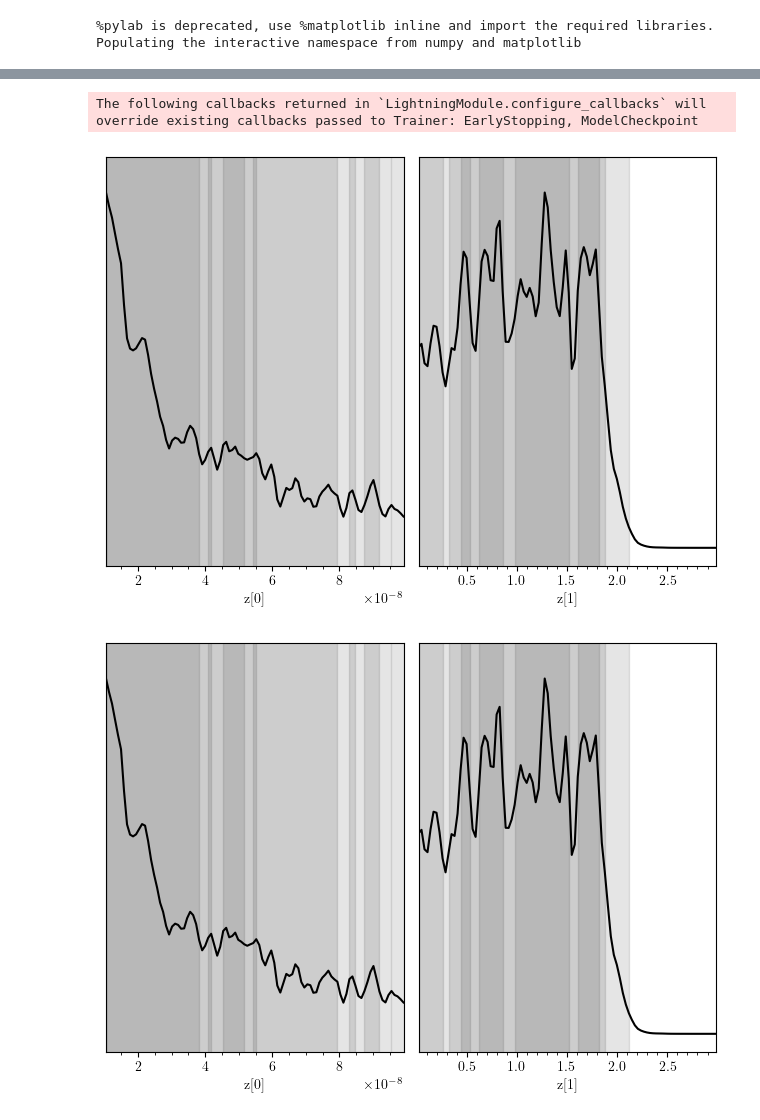
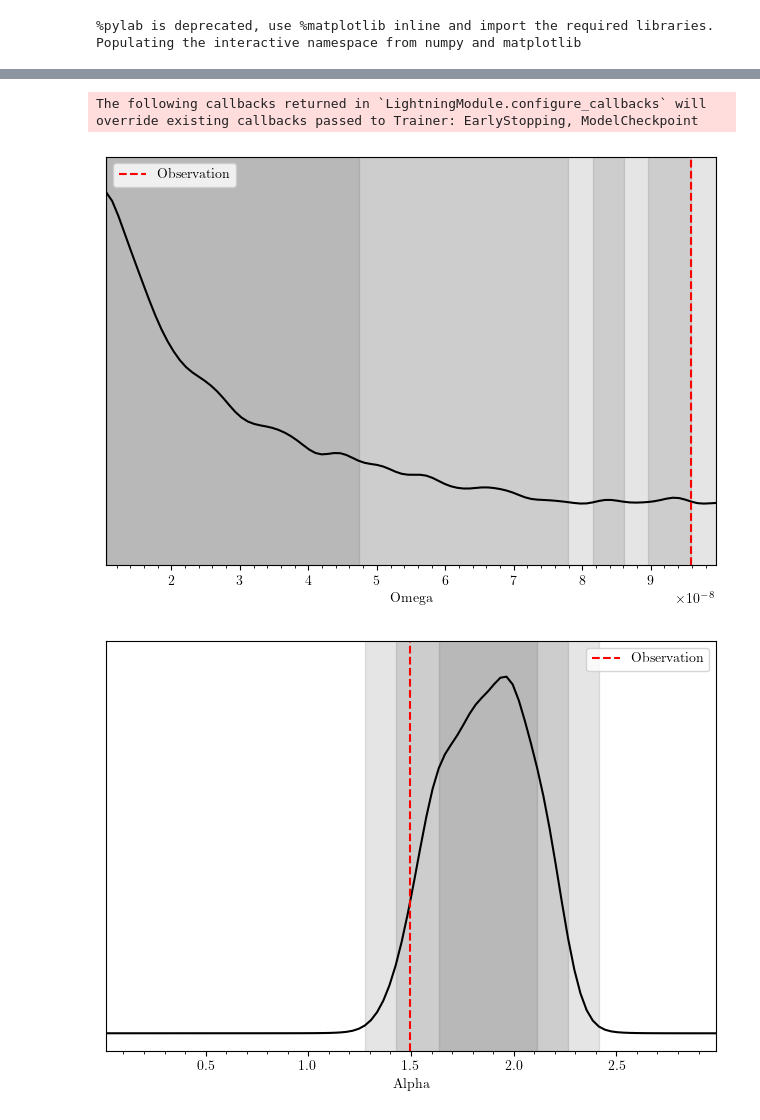
Before and after one commit to abbystokes/SBI_SGWB_DSMMA, a Jupyter notebook: Abby/ParamEst.ipynb, the cells around one changed output, grey strips where cells are left out. Saved outputs shown, nothing was run; the diff lists cells and outputs as text; code cells hidden in the pictures.

Commit message:
improved charts

```diff
--- a/Abby/ParamEst.ipynb
+++ b/Abby/ParamEst.ipynb
@@ -84,8 +84,10 @@ sim = Simulator(fref, CE_PSD, gamma_HL, T_obs, bounds=None)
 obs = sim.sample(conditions = {'z': np.array([5e-8, 2.1])})
 sims = sim.sample(N = n_samples)
 
-samples = swyft.Samples(x=sims['x'][1:], z=sims['z'][1:])
-obs = swyft.Sample(x=sims['x'][0], z=sims['z'][0] )
+samples = swyft.Samples(x=sims['x'][1:], z=sims['z'][1:]) # Samples for training network
+obs = swyft.Sample(x=sims['x'][0], z=sims['z'][0] ) # Example observation for inference
+obs_omega = sims['z'][0][0]
+obs_alpha = sims['z'][0][1]
 plt.loglog(sim.freq, obs['x'], 'r', lw=2)
 # %% [output]
 [<matplotlib.lines.Line2D at 0x...>]
@@ -177,21 +174,31 @@ Reloading best model: /Users/abbystokes/Documents/GitHub/SBI_SGWB_DSMMA/Abby/lig
 # %%
 # Define priors
 omega_prior = stats.loguniform(1e-8, 1e-7)  # Log-uniform distribution for alpha
 alpha_prior = stats.uniform(0, 3)            # Uniform distribution for the second parameter
 
 # Sample 1000 points from the priors
-z_omega = omega_prior.rvs(1000)
-z_alpha = alpha_prior.rvs(1000)
+z_omega = omega_prior.rvs(10000)
+z_alpha = alpha_prior.rvs(10000)
 
 z_samps = np.column_stack((z_omega, z_alpha))
 
 # Create prior samples
 prior_samples = swyft.Samples(z = z_samps)
 predictions = trainer.infer(network, obs, prior_samples)
 
-#truth = {k: v for k, v in zip(["z[%i]"%i for i in range(3)], obs['z'])}
-swyft.plot_posterior(predictions, ["z[%i]"%i for i in range(2)])
+swyft.plot_posterior(predictions, 'z[0]', smooth=2)
+plt.axvline(obs_omega, color='red', linestyle='--', label='Observation')
+plt.xlabel("Omega")
+plt.legend()
+
+swyft.plot_posterior(predictions, 'z[1]', smooth=2)
+plt.axvline(obs_alpha, color='red', linestyle='--', label='Observation')
+plt.xlabel("Alpha")
+plt.legend()
+
+plt.tight_layout()  # Adjust layout so labels don't overlap
+plt.show()
 # %% [output]
 The following callbacks returned in `LightningModule.configure_callbacks` will override existing callbacks passed to Trainer: EarlyStopping, ModelCheckpoint
-[figure, old version]
+[figure, new version]
-[figure, old version]
+[figure, new version]
```
Also changed, not shown: parts of 4 cells of this notebook.
